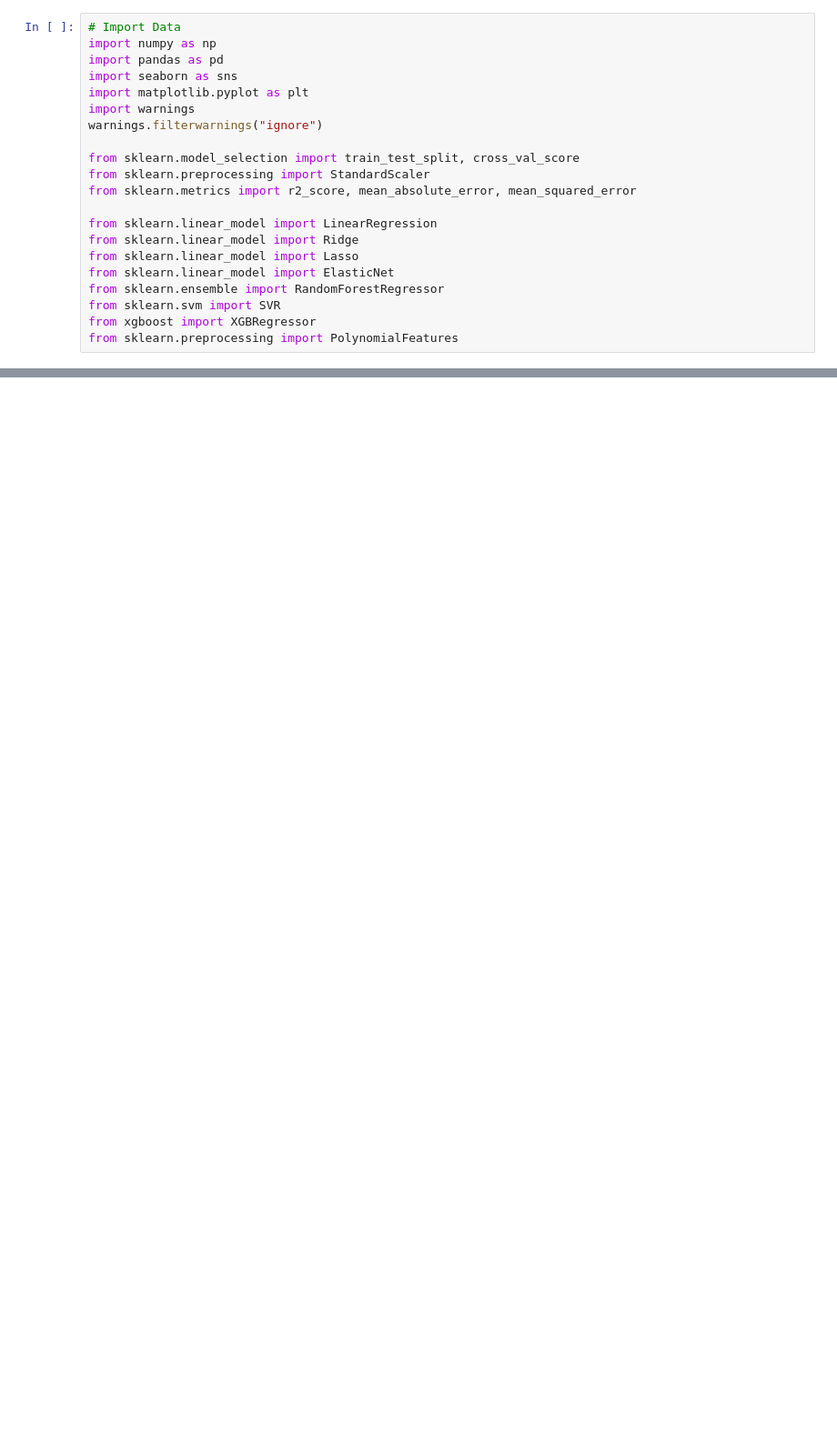
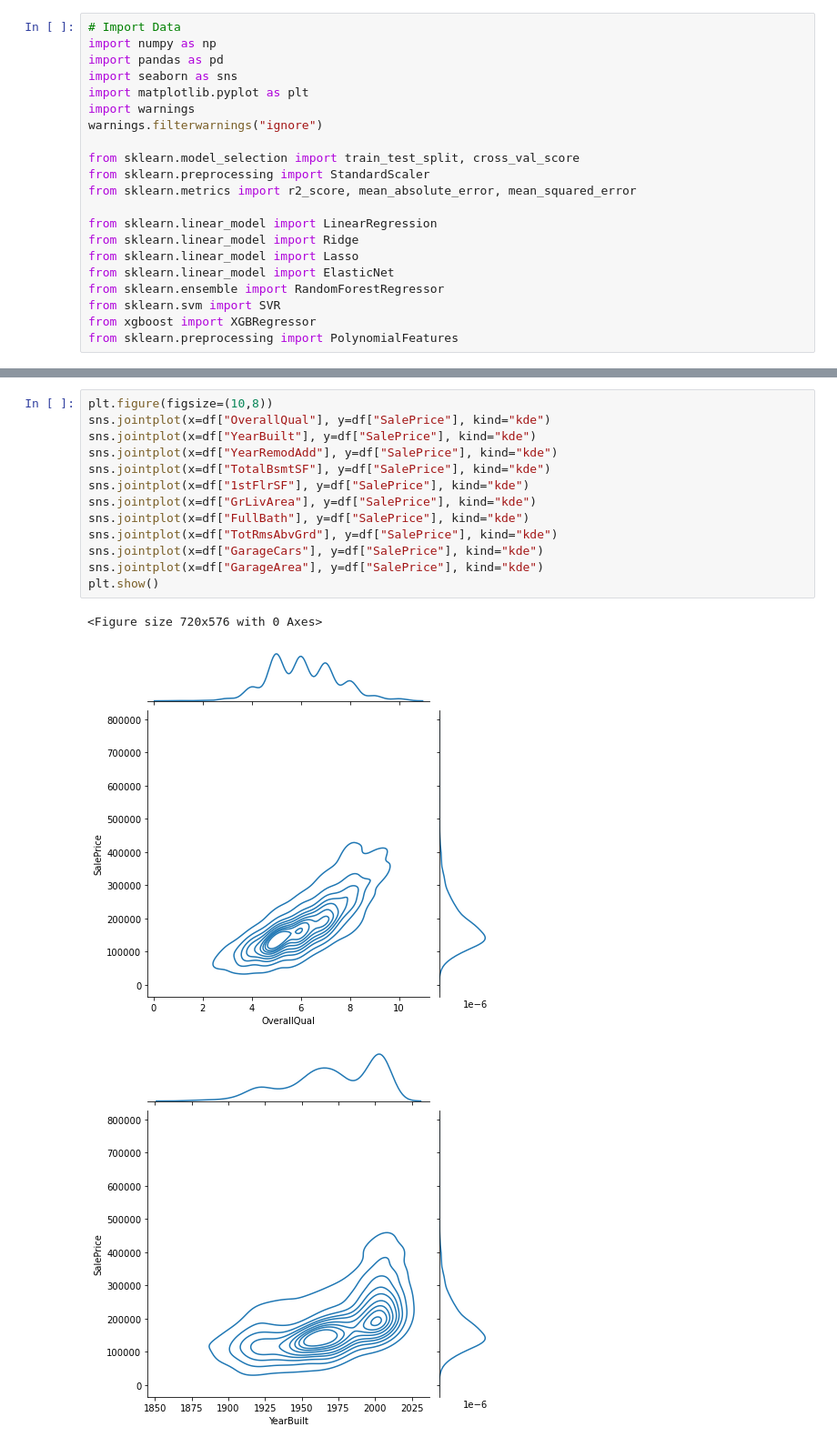
Before and after one commit to Rafa-77/Data-Analysis, a Jupyter notebook: 03 - Housing Price Prediction/HousePPredictionmain.ipynb, the cells around one changed output, grey strips where cells are left out. Shown at 91% size. Cells and saved outputs as stored; diff of their text form; blank space fills up the shorter version.

```diff
--- a/03 - Housing Price Prediction/HousePPredictionmain.ipynb
+++ b/03 - Housing Price Prediction/HousePPredictionmain.ipynb
@@ -106,0 +218,17 @@ from sklearn.preprocessing import PolynomialFeatures
+# %%
+plt.figure(figsize=(10,8))
+sns.jointplot(x=df["OverallQual"], y=df["SalePrice"], kind="kde")
+sns.jointplot(x=df["YearBuilt"], y=df["SalePrice"], kind="kde")
+sns.jointplot(x=df["YearRemodAdd"], y=df["SalePrice"], kind="kde")
+sns.jointplot(x=df["TotalBsmtSF"], y=df["SalePrice"], kind="kde")
+sns.jointplot(x=df["1stFlrSF"], y=df["SalePrice"], kind="kde")
+sns.jointplot(x=df["GrLivArea"], y=df["SalePrice"], kind="kde")
+sns.jointplot(x=df["FullBath"], y=df["SalePrice"], kind="kde")
+sns.jointplot(x=df["TotRmsAbvGrd"], y=df["SalePrice"], kind="kde")
+sns.jointplot(x=df["GarageCars"], y=df["SalePrice"], kind="kde")
+sns.jointplot(x=df["GarageArea"], y=df["SalePrice"], kind="kde")
+plt.show()
+# %% [output]
+<Figure size 720x576 with 0 Axes>
+[figure, added]
+[figure, added]
```
Also changed, not shown: parts of 38 cells of this notebook.
